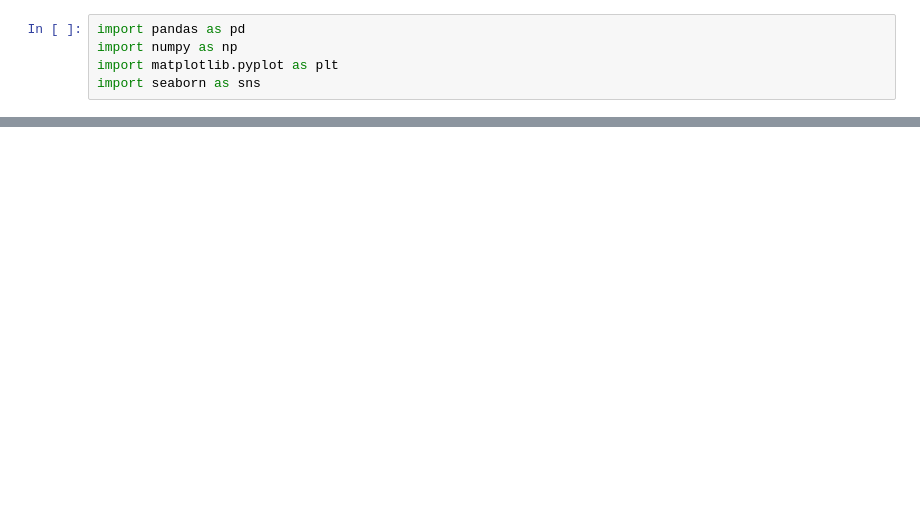
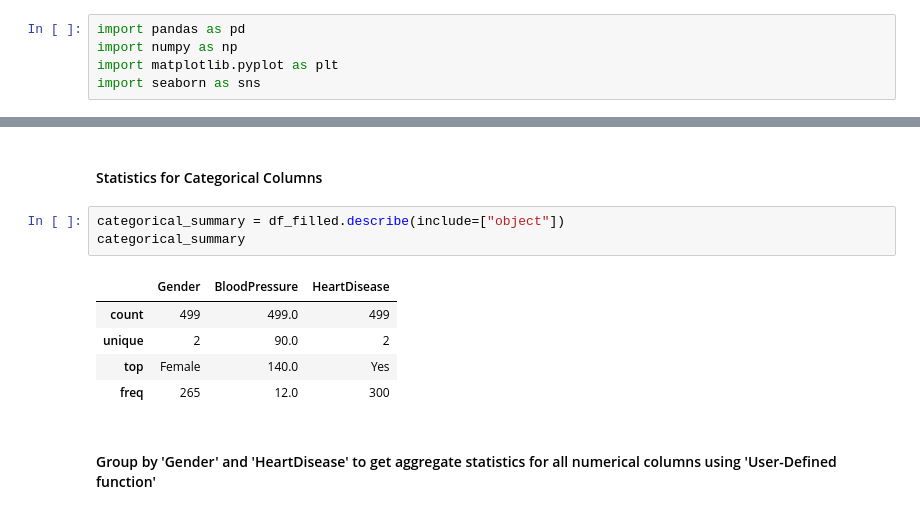
Before and after one commit to pavi550/HeartPrediction, a Jupyter notebook: Heart Prediction Dataset.ipynb, the cells around one changed output, grey strips where cells are left out. Saved outputs shown, nothing was run; the diff lists cells and outputs as text; blank space fills up the shorter version.

```diff
--- a/Heart Prediction Dataset.ipynb
+++ b/Heart Prediction Dataset.ipynb
@@ -288,0 +137,13 @@ Axes(0.125,0.11;0.775x0.77)
+# %% [markdown]
+#### Statistics for Categorical Columns
+# %%
+categorical_summary = df_filled.describe(include=["object"])
+categorical_summary
+# %% [output]
+|  | Gender | BloodPressure | HeartDisease |
+| count | 499 | 499.0 | 499 |
+| unique | 2 | 90.0 | 2 |
+| top | Female | 140.0 | Yes |
+| freq | 265 | 12.0 | 300 |
+# %% [markdown]
+#### Group by 'Gender' and 'HeartDisease' to get aggregate statistics for all numerical columns using 'User-Defined function'
```
Also changed, not shown: parts of 97 cells of this notebook, 4 other files.
